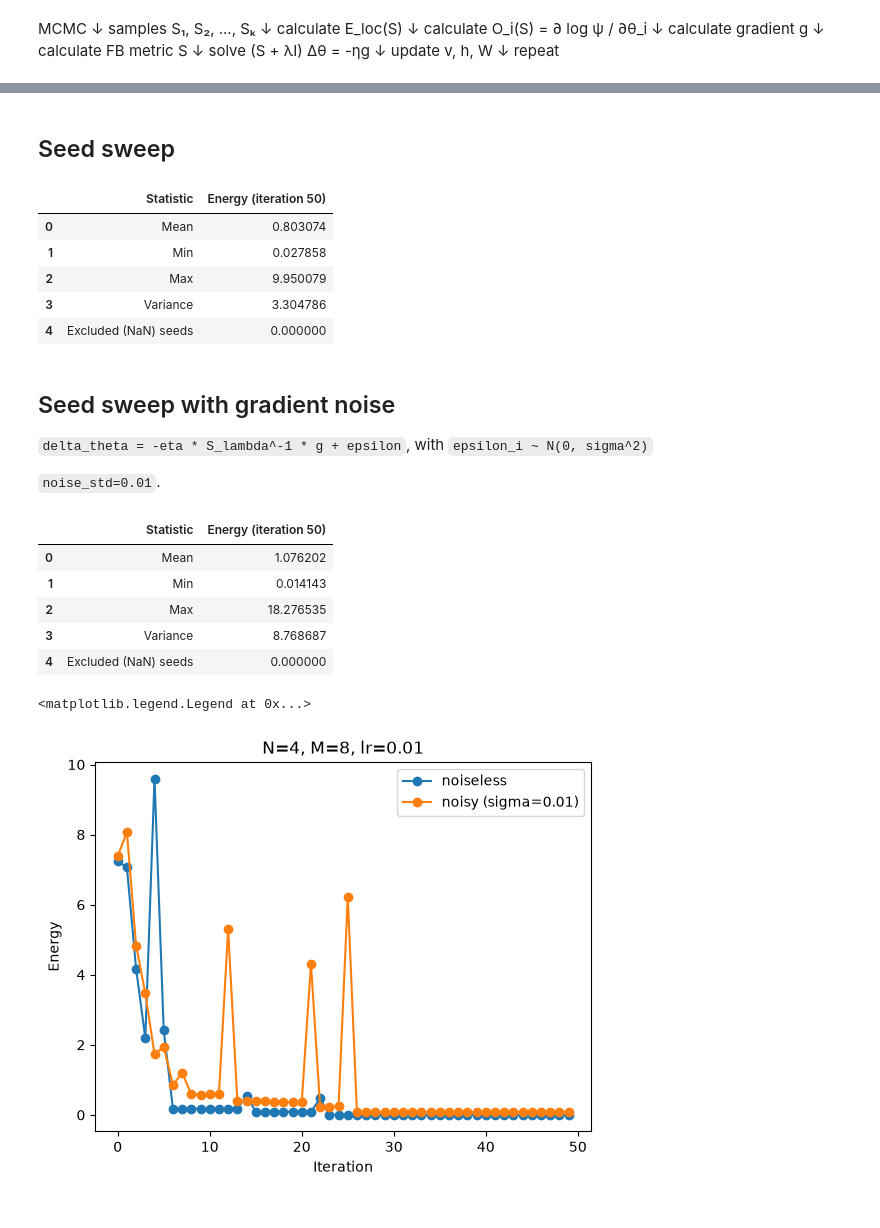
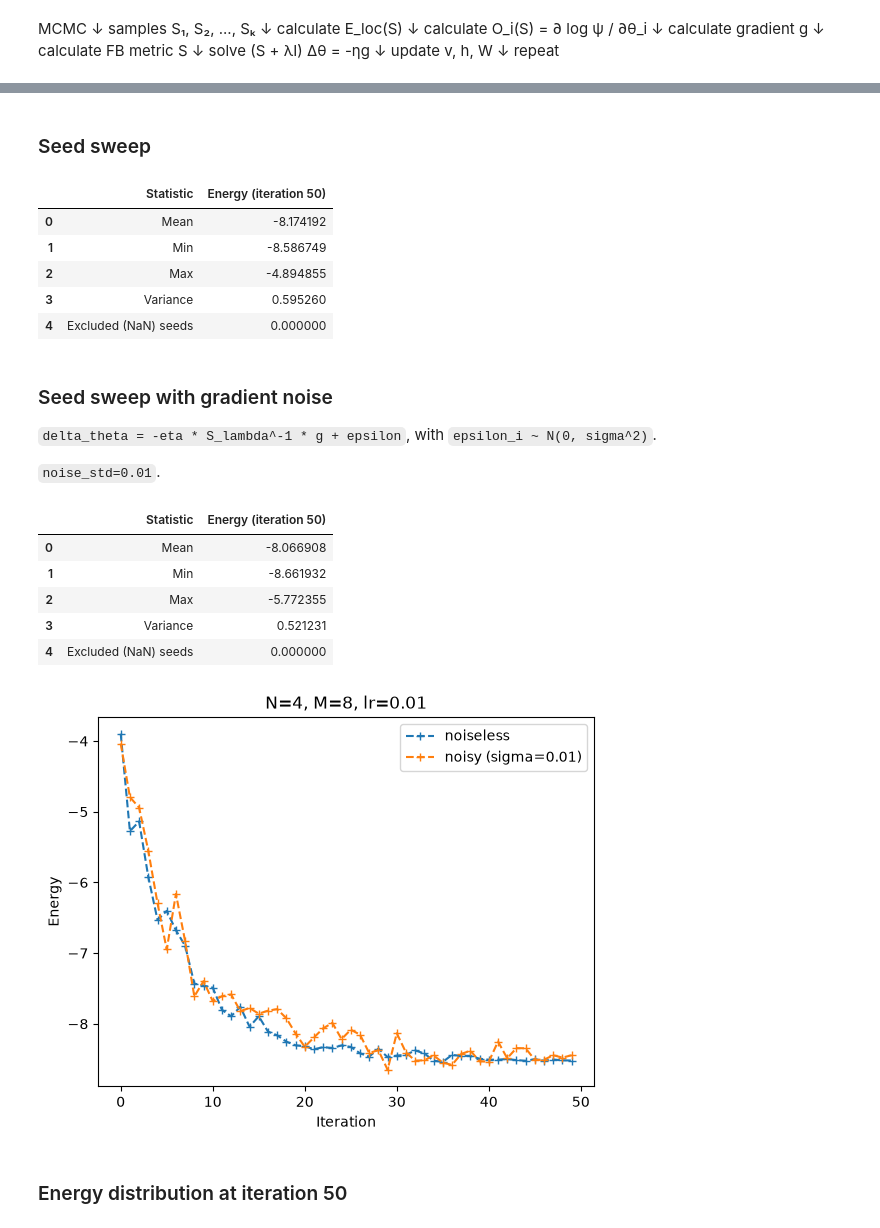
Before and after one commit to dvnrlv/Quantum-Spin-Chain-NN, a Jupyter notebook: spin_chain_ground.ipynb, the cells around one changed output, grey strips where cells are left out. Saved outputs shown, nothing was run; the diff lists cells and outputs as text; code cells hidden in the pictures.

```diff
--- a/spin_chain_ground.ipynb
+++ b/spin_chain_ground.ipynb
@@ -112,22 +137,29 @@ Text(0.5, 1.0, 'N=4, M=8, lr=0.01')
 # %% [markdown]
-## Seed sweep
+### Seed sweep
 # %%
 # Important note: num_visible corresponds to number of spins in the TFI chain.
 
 def minimise_e(seed, n_iterations=50, n_samples=200, burn_in=50,
                             num_visible=4, num_hidden=8, J=1.0, h=2.0,
-                            noise_std=0.0):
+                            noise_std=0.0, reject_negative_energies=False):
     rbm = RBM(num_visible=num_visible, num_hidden=num_hidden, seed=seed)
     tfi = TFI(N=num_visible, J=J, h=h)
     mcmc = MCMC(n_spins=num_visible, seed=seed + 1_000_000)
     vmc = VMC(rbm, tfi, mcmc)
     sr = SR(learning_rate=0.01, lambda_reg=1e-3, noise_std=noise_std)
 
-    # reject negative energies: carry forward the last accepted (positive)
-    # value. If no positive value has been seen yet, record NaN rather than
-    # forcing an early negative value through - some (J, h) regimes never
-    # produce a positive raw energy at all, and forcing that value through
-    # would silently defeat the rejection filter.
+    # reject_negative_energies=True: reject negative energies by carrying
+    # forward the last accepted (positive) value. If no positive value has
+    # been seen yet, record NaN rather than forcing an early negative value
+    # through - some (J, h) regimes never produce a positive raw energy at
+    # all, and forcing that value through would silently defeat the
+    # rejection filter.
+    # reject_negative_energies=False (default): negative energies are
+    # considered valid and appended as-is. This is the correct default now
+    # that NQS.py's Hamiltonian sign bug is fixed -- true ground-state
+    # energies are negative, so with reject_negative_energies=True every
+    # correctly-converged run would be filtered out (see the note at the
+    # top of this notebook).
     energy_history = []
     last_accepted = None
     for iteration in range(n_iterations):
@@ -138,7 +170,7 @@ def minimise_e(seed, n_iterations=50, n_samples=200, burn_in=50,
         sr.update(rbm, samples, local_energies)
         energy = local_energies.mean().item()
 
-        if energy > 0:
+        if not reject_negative_energies or energy > 0:
             last_accepted = energy
             energy_history.append(energy)
         elif last_accepted is not None:
@@ -156,8 +188,6 @@ def run_seed(seed, **kwargs):
 n_seeds = 50
 seed_energies = [run_seed(seed) for seed in range(n_seeds)]
 # %%
-import pandas as pd
-
 seed_energies_arr = np.array(seed_energies)
 n_nan = np.isnan(seed_energies_arr).sum()
 
@@ -174,16 +204,16 @@ stats_table = pd.DataFrame({
 stats_table
 # %% [output]
 |  | Statistic | Energy (iteration 50) |
-| 0 | Mean | 0.803074 |
-| 1 | Min | 0.027858 |
-| 2 | Max | 9.950079 |
-| 3 | Variance | 3.304786 |
+| 0 | Mean | -8.174192 |
+| 1 | Min | -8.586749 |
+| 2 | Max | -4.894855 |
+| 3 | Variance | 0.595260 |
 | 4 | Excluded (NaN) seeds | 0.000000 |
 # %% [markdown]
-## Seed sweep with gradient noise
+### Seed sweep with gradient noise
 
  `delta_theta = -eta * S_lambda^-1 * g + epsilon`, with
-`epsilon_i ~ N(0, sigma^2)`
+`epsilon_i ~ N(0, sigma^2)`.
 
  `noise_std=0.01`.
 # %%
@@ -208,24 +238,26 @@ stats_table_noisy = pd.DataFrame({
 stats_table_noisy
 # %% [output]
 |  | Statistic | Energy (iteration 50) |
-| 0 | Mean | 1.076202 |
-| 1 | Min | 0.014143 |
-| 2 | Max | 18.276535 |
-| 3 | Variance | 8.768687 |
+| 0 | Mean | -8.066908 |
+| 1 | Min | -8.661932 |
+| 2 | Max | -5.772355 |
+| 3 | Variance | 0.521231 |
 | 4 | Excluded (NaN) seeds | 0.000000 |
 # %%
 # Single-seed trajectory with noise, for comparison against the noiseless run above
 noisy_history_demo = minimise_e(seed=0, noise_std=noise_std)
 
 fig = plt.figure()
-plt.plot(energy_history, marker='o', linestyle='-', label='noiseless')
-plt.plot(noisy_history_demo, marker='o', linestyle='-', label=f'noisy (sigma={noise_std})')
+plt.plot(energy_history, marker='+', linestyle='--', label='noiseless')
+plt.plot(noisy_history_demo, marker='+', linestyle='--', label=f'noisy (sigma={noise_std})')
 plt.xlabel('Iteration')
 plt.ylabel('Energy')
 plt.title(f'N={rbm.N}, M={rbm.M}, lr={sr.learning_rate}')
 plt.legend()
+plt.show()
 # %% [output]
-<matplotlib.legend.Legend at 0x...>
-[figure, old version]
+[figure, new version]
+# %% [markdown]
+### Energy distribution at iteration 50
 # %%
 # Distribution of final (iteration-50) energies across the 50 seeds, noiseless vs noisy
```
Also changed, not shown: parts of 28 cells of this notebook, 6 other files.
